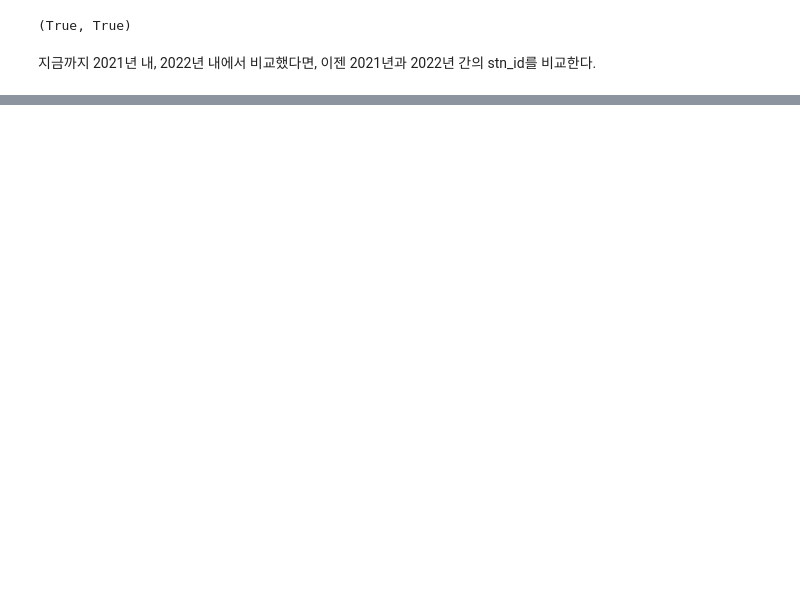
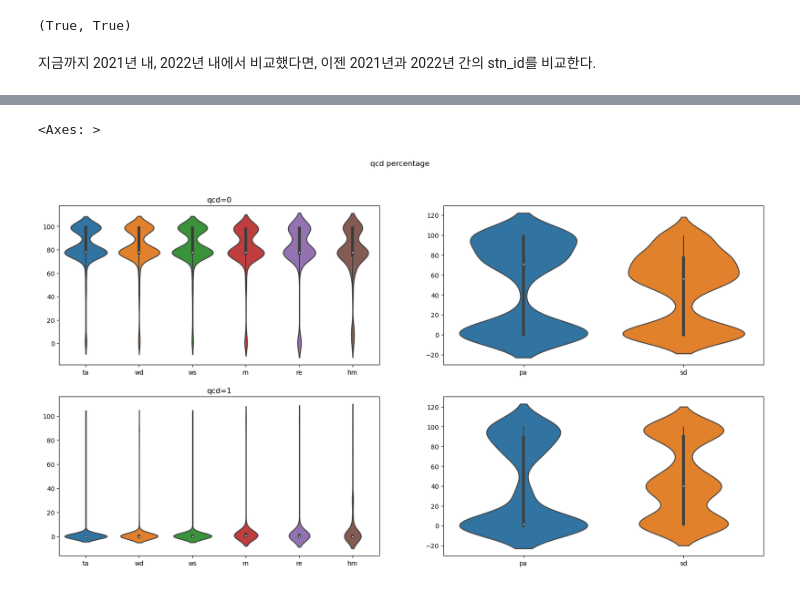
Before and after one commit to bamtol5430/EDA, a Jupyter notebook: dlqc/eda.ipynb, the cells around one changed output, grey strips where cells are left out. Saved outputs shown, nothing was run; the diff lists cells and outputs as text; code cells hidden in the pictures; blank space fills up the shorter version.

```diff
--- a/dlqc/eda.ipynb
+++ b/dlqc/eda.ipynb
@@ -160,0 +342,9 @@ TODO - 시각화(full range 비율, 기상요소 사용비율, 결측치 비율
+# %%
+qcd_norm_pc_df = pd.DataFrame([], columns=header_name[1:])
+qcd_anorm_pc_df = pd.DataFrame([], columns=header_name[1:])
+
+for (k, vq0), (_, vqnan), (_, vq1) in zip(stn_to_qcd0.items(), stn_to_qcdnan.items(), stn_to_qcd1.items()):
+    qcd_norm_pc_df.loc[k] = [v0 / (v0 + vnan + v1) * 100 for v0, vnan, v1 in zip(vq0.values(), vqnan.values(), vq1.values())]
+    qcd_anorm_pc_df.loc[k] = [v1 / (v0 + vnan + v1) * 100 for v0, vnan, v1 in zip(vq0.values(), vqnan.values(), vq1.values())]
+
+qcd_norm_pc_df
@@ -160,0 +405,12 @@ TODO - 시각화(full range 비율, 기상요소 사용비율, 결측치 비율
+# %%
+fig, axes = plt.subplots(2, 2, figsize=(20, 10))
+fig.suptitle('qcd percentage')
+axes[0][0].set_title('qcd=0')
+axes[1][0].set_title('qcd=1')
+sns.violinplot(qcd_norm_pc_df[['ta', 'wd', 'ws', 'rn', 're', 'hm']], ax=axes[0][0])
+sns.violinplot(qcd_norm_pc_df[['pa', 'sd']], ax=axes[0][1])
+sns.violinplot(qcd_anorm_pc_df[['ta', 'wd', 'ws', 'rn', 're', 'hm']], ax=axes[1][0])
+sns.violinplot(qcd_anorm_pc_df[['pa', 'sd']], ax=axes[1][1])
+# %% [output]
+<Axes: >
+[figure, added]
```
Also changed, not shown: parts of 39 cells of this notebook.
